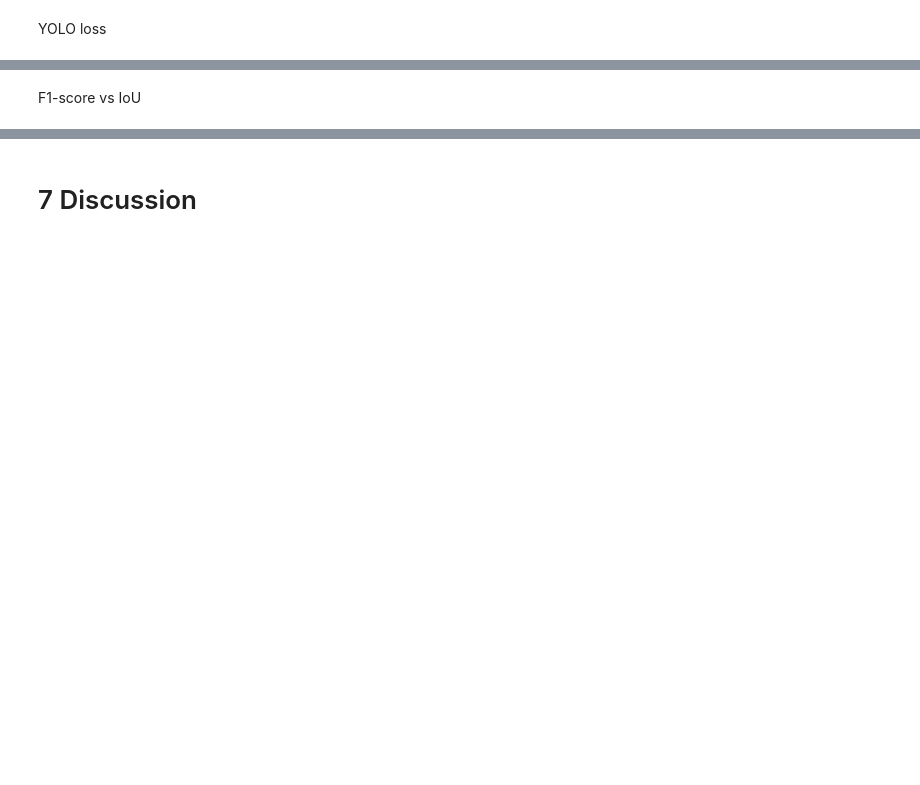
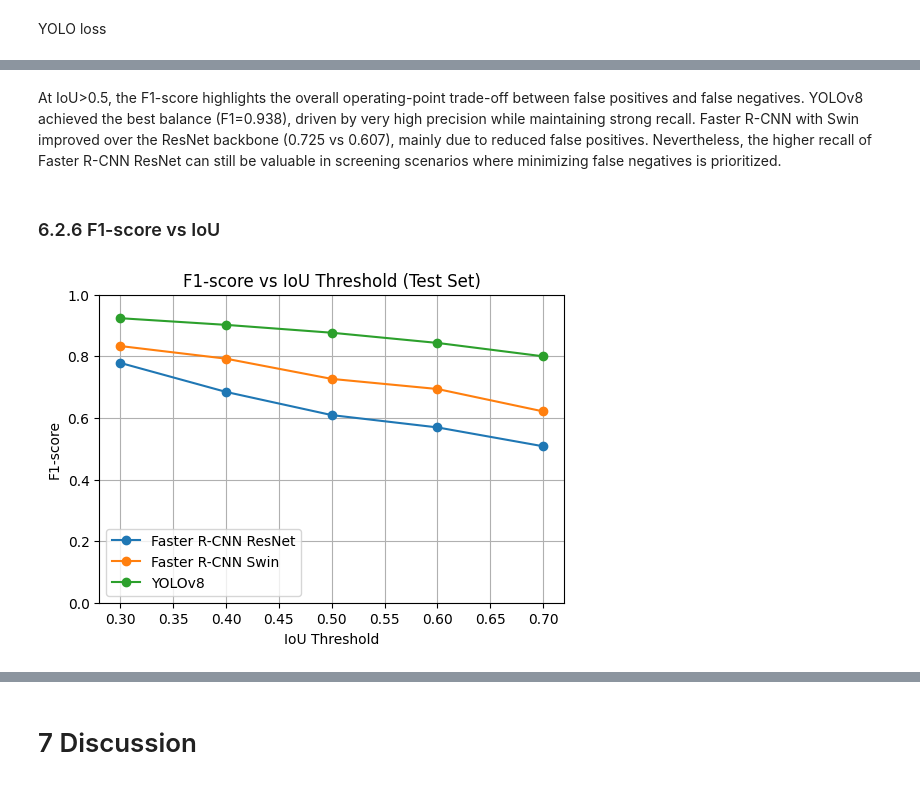
Before and after one commit to niklas-kessler/dl-med-img, a Jupyter notebook: Experiments.ipynb, the cells around one changed output, grey strips where cells are left out. Cells and saved outputs as stored; diff of their text form; code cells hidden in the pictures; blank space fills up the shorter version.

```diff
--- a/Experiments.ipynb
+++ b/Experiments.ipynb
@@ -1496,12 +1670,12 @@ model2, start_epoch2, train_losses2, val_losses2, history2 = load_trained_model(
     device=device
 )
 # %%
-model4, start_epoch4, train_losses4, val_losses4, history4 = load_trained_model(
-    model4,
-    checkpoint_path=checkpoint_path_model2,
-    optimizer4,
-    scheduler4,
-    device
+start_epoch4, train_losses4, val_losses4, history4 = load_trained_model(
+    model=model4,
+    checkpoint_path=checkpoint_path_model4,
+    optimizer=optimizer4,
+    lr_scheduler=lr_scheduler4,
+    device=device
 )
 # %%
 model_yolo = YOLO(checkpoint_path_yolo)
@@ -2379,13 +2648,8 @@ f1_results
+# %% [markdown]
+At IoU>0.5, the F1-score highlights the overall operating-point trade-off between false positives and false negatives. YOLOv8 achieved the best balance (F1=0.938), driven by very high precision while maintaining strong recall. Faster R-CNN with Swin improved over the ResNet backbone (0.725 vs 0.607), mainly due to reduced false positives. Nevertheless, the higher recall of Faster R-CNN ResNet can still be valuable in screening scenarios where minimizing false negatives is prioritized.
 # %% [markdown]
-F1-score vs IoU
+### 6.2.6 F1-score vs IoU
 # %%
-import torch
-import numpy as np
-import matplotlib.pyplot as plt
-from torchvision.ops import box_iou
-from tqdm import tqdm
-
-#Función F1-score para Faster R-CNN a un IoU dado
 def compute_f1_fasterrcnn_at_iou(
     model,
     dataloader,
@@ -2448,27 +2712,22 @@ def compute_f1_yolo_at_iou(
     test_dataset,
     device,
     iou_threshold,
-    conf_threshold=0.5
+    conf_threshold=0.25
 ):
-    """
-    F1-score at a given IoU threshold for YOLOv8.
-    """
     TP = 0
     FP = 0
     FN = 0
 
-    for sample in test_dataset:
-        img = sample[0]
-        gt_raw = sample[1]
+    for img, gt_raw, _ in test_dataset:
+        gt_boxes = gt_raw["boxes"]
 
-        _, h, w = img.shape
-        gt_boxes = yolo_boxes_to_xyxy(gt_raw, w, h)
-
-        if gt_boxes.numel() == 0:
+        if len(gt_boxes) == 0:
             continue
 
+        pil_img = to_pil_image(img)
+
         results = model_yolo(
-            img.unsqueeze(0).to(device),
+            pil_img,
             conf=conf_threshold,
             iou=0.7,
             verbose=False
@@ -2482,22 +2741,22 @@ def compute_f1_yolo_at_iou(
 
         ious = box_iou(pred_boxes, gt_boxes)
 
+        # TP / FP (prediction-based)
         max_ious_pred, _ = ious.max(dim=1)
         TP += (max_ious_pred >= iou_threshold).sum().item()
         FP += (max_ious_pred < iou_threshold).sum().item()
 
+        # FN (GT-based)
         max_ious_gt, _ = ious.max(dim=0)
         FN += (max_ious_gt < iou_threshold).sum().item()
 
     precision = TP / (TP + FP) if (TP + FP) > 0 else 0.0
     recall = TP / (TP + FN) if (TP + FN) > 0 else 0.0
 
-    f1 = (
+    return (
         2 * precision * recall / (precision + recall)
         if (precision + recall) > 0 else 0.0
     )
-
-    return f1
 
 #Calcular F1-score para varios IoU
 device = torch.device("cuda" if torch.cuda.is_available() else "cpu")
@@ -2523,31 +2782,33 @@ for iou in iou_thresholds:
             model4,
             test_dataloader_fasterrcnn,
             device,
             iou
         )
     )
 
     f1_yolo.append(
         compute_f1_yolo_at_iou(
             model_yolo,
-            test_dataset_yolo,
+            test_dataset_fasterrcnn,
             device,
             iou
         )
     )
 
 #Plot
 plt.figure(figsize=(6, 4))
 
 plt.plot(iou_thresholds, f1_model2, marker="o", label="Faster R-CNN ResNet")
 plt.plot(iou_thresholds, f1_model4, marker="o", label="Faster R-CNN Swin")
 plt.plot(iou_thresholds, f1_yolo, marker="o", label="YOLOv8")
 
 plt.xlabel("IoU Threshold")
 plt.ylabel("F1-score")
 plt.title("F1-score vs IoU Threshold (Test Set)")
 plt.ylim(0, 1.0)
 plt.grid(True)
 plt.legend()
 
 plt.show()
+# %% [output]
+[figure, added]
```
Also changed, not shown: parts of 96 cells of this notebook.
